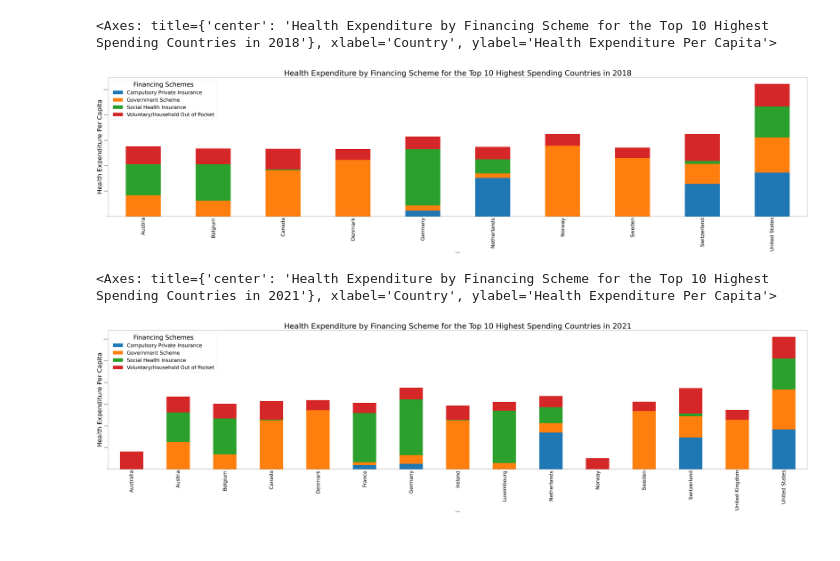
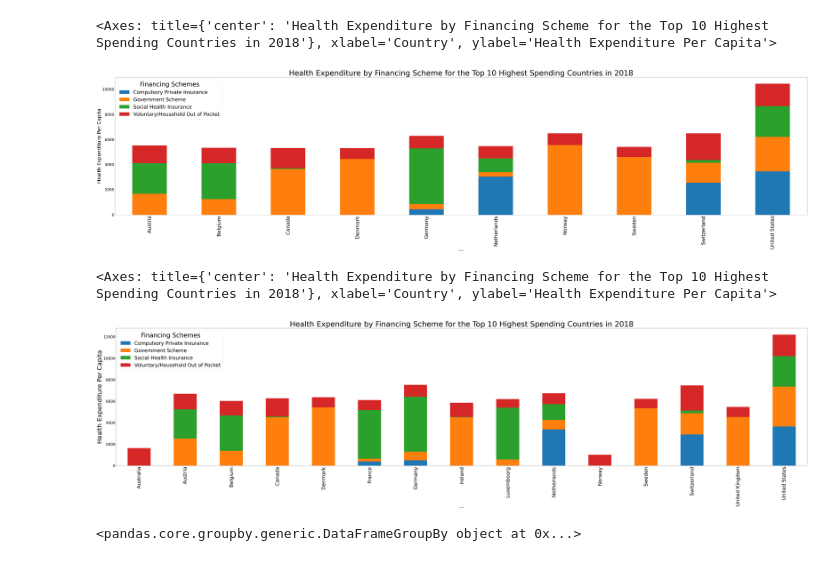
Before and after one commit to doakesbacon/Project1, a Jupyter notebook: merged_data.ipynb, the cells around one changed output. Cells and saved outputs as stored; diff of their text form; code cells hidden in the pictures.

```diff
--- a/merged_data.ipynb
+++ b/merged_data.ipynb
@@ -125,4 +116,6 @@ expenditure_by_scheme_df.head()
 # %%
+#### Show healthcare spending by financial scheme in the top ten highest health expenditure countries
+
 # Group the financing scheme data frame by country, year, and financing scheme so that we can see all three schemes together for each country to examine total table
 scheme_grouped = expenditure_by_scheme_df.groupby(["Country", "Year", "Financing scheme"]).mean()
 
@@ -152,9 +145,10 @@ top_ten = top_ten.groupby(["Country", "Health Expenditure Per Capita, Current Pr
 pivot = pd.pivot_table(data=top_ten, index=["Country"], columns=["Financing scheme"], values=["Health Expenditure by Scheme, Per Capita, Current PPP"])
 ax = pivot.plot.bar(stacked=True, figsize=(100,20))
 ax.tick_params(axis = 'x', labelsize=40)
+ax.tick_params(axis = 'y', labelsize=30)
 legend_labels = ["Compulsory Private Insurance", "Government Scheme", "Social Health Insurance", "Voluntary/Household Out of Pocket"]
 ax.legend(legend_labels, title="Financing Schemes", title_fontsize=50, fontsize=40)
-ax.set_ylabel("Health Expenditure Per Capita", fontsize=50)
+ax.set_ylabel("Health Expenditure Per Capita", fontsize=40)
 ax.set_title("Health Expenditure by Financing Scheme for the Top 10 Highest Spending Countries in 2018", fontsize = 60)
 
 display(ax)
@@ -162,7 +156,7 @@ display(ax)
 plt.savefig("Output/health_expenditure_by_scheme_2018.png", bbox_inches="tight")
 # %% [output]
 <Axes: title={'center': 'Health Expenditure by Financing Scheme for the Top 10 Highest Spending Countries in 2018'}, xlabel='Country', ylabel='Health Expenditure Per Capita'>
-[figure, old version]
+[figure, new version]
 # %%
 #### Don't use this chart because it has incomplete data ####
 
@@ -173,37 +167,47 @@ total_expenditure_2021 = expenditure_financing_df[expenditure_financing_df["Year
 # This is the most complete year prior to Covid. Elected not to use a covid year as I thought that data would be different than normal years
 scheme_2021 = expenditure_by_scheme_df[expenditure_by_scheme_df["Year"] == 2021]
 
 # Merge total health expenditure in 2021 with health expenditure by financing scheme in 2021
 scheme_and_total_2021 = pd.merge(scheme_2021, total_expenditure_2021, on=["Country", "Year"], how="outer")
 
 #Eliminate year column for readability
 scheme_and_total_2021 = scheme_and_total_2021[["Country","Health Expenditure Per Capita, Current Prices, Current PPP", "Financing scheme", "Health Expenditure by Scheme, Per Capita, Current PPP"]]
 
 scheme_and_total_grouped = scheme_and_total_2021.groupby(["Country", "Health Expenditure Per Capita, Current Prices, Current PPP", "Financing scheme"]).mean()
 scheme_and_total_sorted = scheme_and_total_grouped.sort_values(by="Health Expenditure Per Capita, Current Prices, Current PPP", ascending=False)
 
-
-scheme_and_total_sorted.head(50)
-
 top_ten = scheme_and_total_2021[scheme_and_total_2021["Health Expenditure Per Capita, Current Prices, Current PPP"] > 5293]
 
 top_ten = top_ten[(top_ten["Financing scheme"] != "Financing schemes unknown") & (top_ten["Financing scheme"] != "Rest of the world financing schemes (non-resident)")]
 
 top_ten = top_ten.groupby(["Country", "Health Expenditure Per Capita, Current Prices, Current PPP", "Financing scheme"]).mean()
 
-
-
 pivot = pd.pivot_table(data=top_ten, index=["Country"], columns=["Financing scheme"], values=["Health Expenditure by Scheme, Per Capita, Current PPP"])
 ax = pivot.plot.bar(stacked=True, figsize=(100,20))
 ax.tick_params(axis = 'x', labelsize=40)
+ax.tick_params(axis = 'y', labelsize=30)
 legend_labels = ["Compulsory Private Insurance", "Government Scheme", "Social Health Insurance", "Voluntary/Household Out of Pocket"]
 ax.legend(legend_labels, title="Financing Schemes", title_fontsize=50, fontsize=40)
 ax.set_ylabel("Health Expenditure Per Capita", fontsize=50)
 ax.set_title("Health Expenditure by Financing Scheme for the Top 10 Highest Spending Countries in 2021", fontsize = 60)
 
 display(ax)
 
 plt.savefig("Output/health_expenditure_by_scheme_2018.png", bbox_inches="tight")
 # %% [output]
-<Axes: title={'center': 'Health Expenditure by Financing Scheme for the Top 10 Highest Spending Countries in 2021'}, xlabel='Country', ylabel='Health Expenditure Per Capita'>
+<Axes: title={'center': 'Health Expenditure by Financing Scheme for the Top 10 Highest Spending Countries in 2018'}, xlabel='Country', ylabel='Health Expenditure Per Capita'>
-[figure, old version]
+[figure, new version]
+# %%
+#### Show healthcare spending by financial scheme across all countries
+
+# Merge total health expenditure df with health expenditure by financing scheme df
+total_and_scheme_merge = pd.merge(expenditure_financing_df, expenditure_by_scheme_df, on=["Country", "Year"], how="outer")
+
+# Sort by total health expenditure to identify top 10
+#scheme_and_total_2018_sorted = scheme_and_total_2018.sort_values(by="Health Expenditure Per Capita, Current Prices, Current PPP", ascending=False)
+
+scheme_total_grouped = total_and_scheme_merge.groupby(["Country", "Year"])
+scheme_total_grouped
+#plt.savefig("Output/health_expenditure_by_scheme_2018.png", bbox_inches="tight")
+# %% [output]
+<pandas.core.groupby.generic.DataFrameGroupBy object at 0x...>
```
Also changed, not shown: parts of 1 cell of this notebook, 2 other files.
